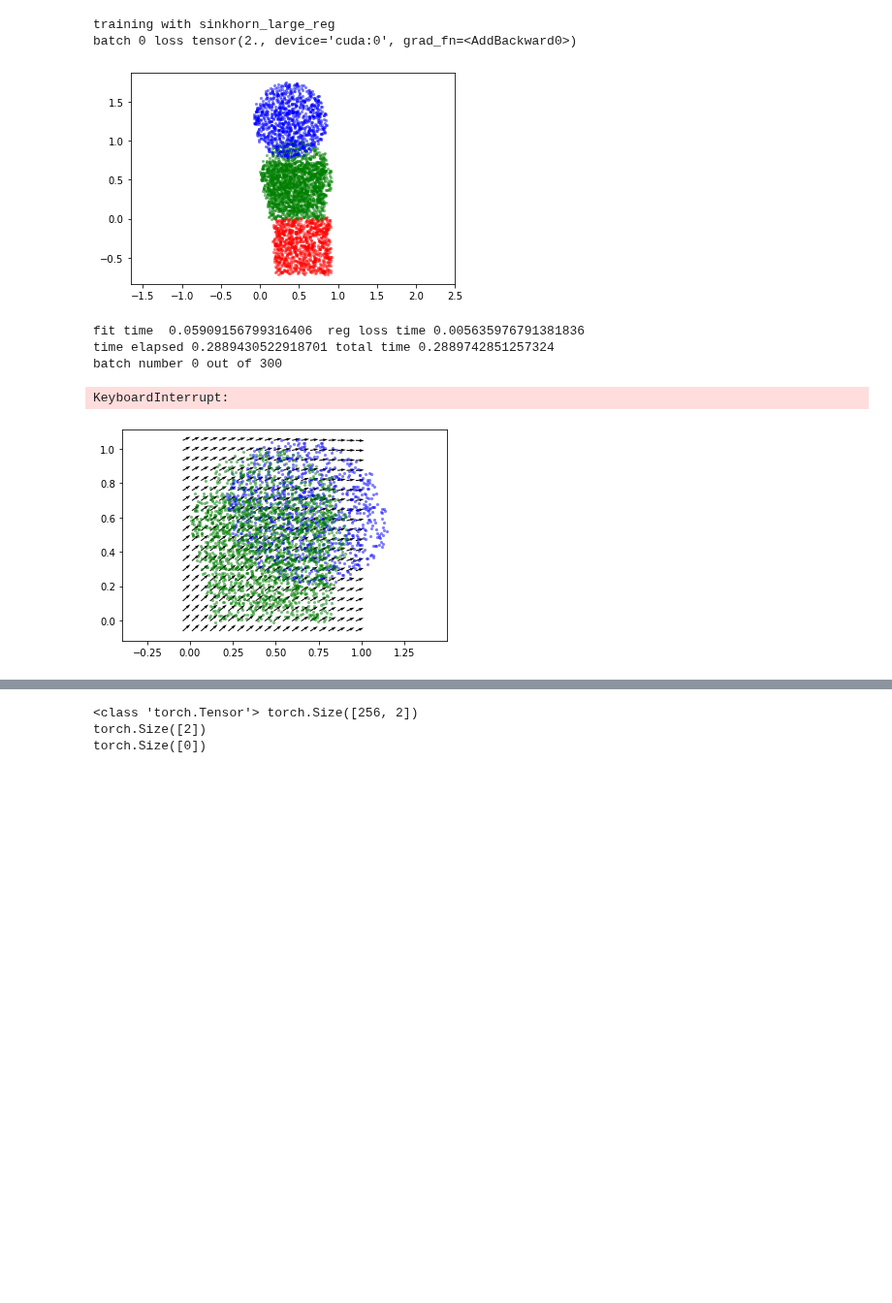
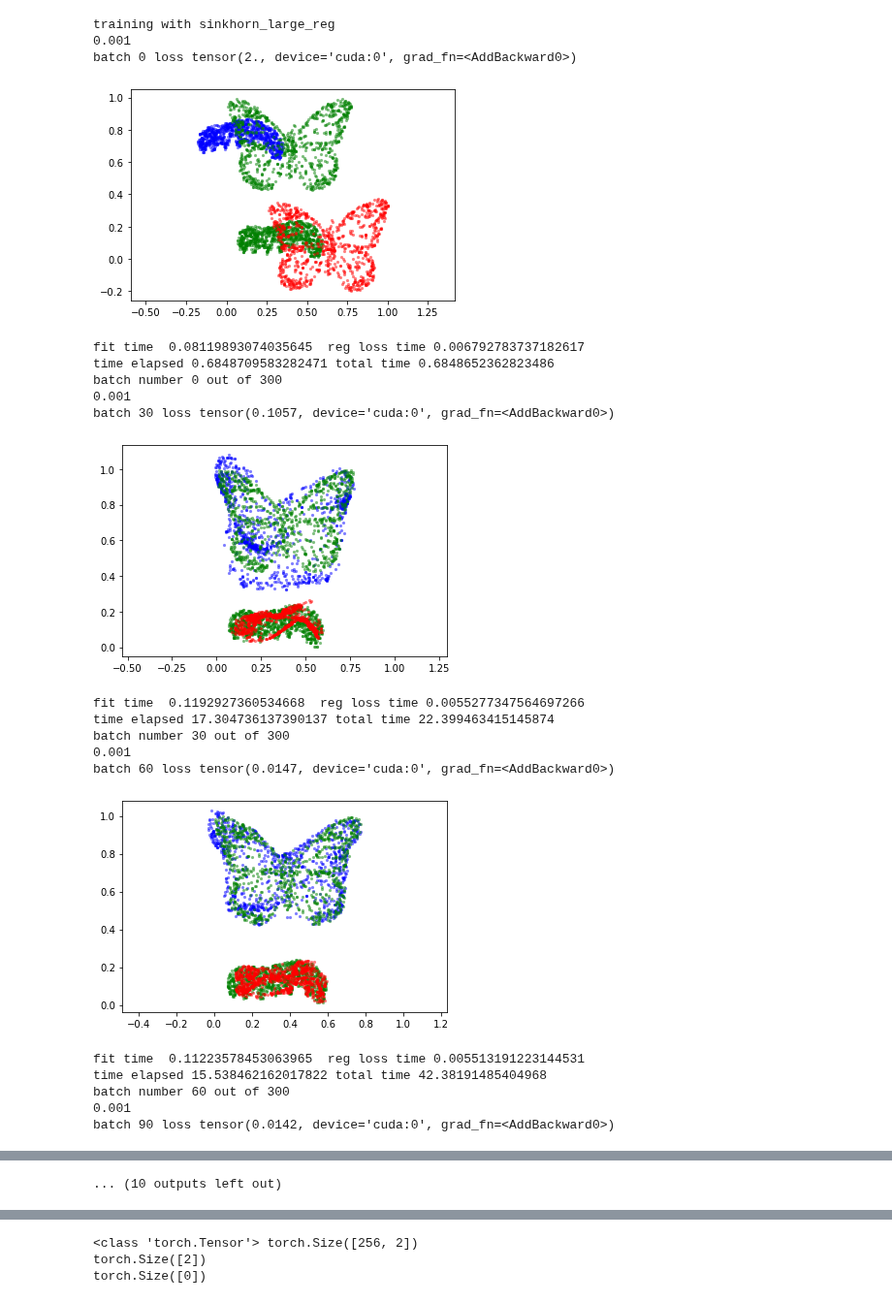
Before and after one commit to pzpzpzp1/wassflow, a Jupyter notebook: cnf-sinkhorn-demo.ipynb, the cells around one changed output, grey strips where cells are left out. Shown at 97% size. Drawn from its saved outputs; the diff is of its cells as text; code cells hidden in the pictures; blank space fills up the shorter version.

```diff
--- a/cnf-sinkhorn-demo.ipynb
+++ b/cnf-sinkhorn-demo.ipynb
@@ -61,23 +61,36 @@ plt.show()
 # %%
-dat_tuple = (dat3,dat4)
+dat_tuple = (dat1,dat2)
 z_target = torch.stack(dat_tuple).to(device)
 model = FfjordModel();
 # model.load_state('models/seq_state420_time_31.615391731262207.tar');
 # model.load_state('models/state310_time_22.49951934814453.tar');
-# model.load_state('models/state_start10.tar');
+# model.load_state('models/state_start11.tar');
 # for my_loss in ['sinkhorn_small_reg']:
 # my_loss = 'sinkhorn_small_reg';
 my_loss = 'sinkhorn_large_reg';
 # %prun
-model, losses, separate_losses = learn_trajectory(z_target, my_loss=my_loss,n_iters=10000,n_subsample=1000, model=model, save=True)
+model, losses, separate_losses = learn_trajectory(z_target, my_loss=my_loss,n_iters=300,n_subsample=1000, model=model, save=True)
 st.save_trajectory(model,z_target,my_loss, savedir='imgs', nsteps=101, memory=0.01, n=500)
 st.save_trajectory(model,z_target,my_loss, savedir='imgs', nsteps=101, memory=0.01, n=500,reverse=True)
 # %% [output]
 training with sinkhorn_large_reg
+0.001
 batch 0 loss tensor(2., device='cuda:0', grad_fn=<AddBackward0>)
-[figure, old version]
+[figure, new version]
-fit time  0.05909156799316406  reg loss time 0.005635976791381836
-time elapsed 0.2889430522918701 total time 0.2889742851257324
+fit time  0.08119893074035645  reg loss time 0.006792783737182617
+time elapsed 0.6848709583282471 total time 0.6848652362823486
 batch number 0 out of 300
+0.001
+batch 30 loss tensor(0.1057, device='cuda:0', grad_fn=<AddBackward0>)
+[figure, new version]
-KeyboardInterrupt:
+fit time  0.1192927360534668  reg loss time 0.0055277347564697266
+time elapsed 17.304736137390137 total time 22.399463415145874
+batch number 30 out of 300
+0.001
+batch 60 loss tensor(0.0147, device='cuda:0', grad_fn=<AddBackward0>)
-[figure, old version]
+[figure, added]
+fit time  0.11223578453063965  reg loss time 0.005513191223144531
+time elapsed 15.538462162017822 total time 42.38191485404968
+batch number 60 out of 300
+0.001
+batch 90 loss tensor(0.0142, device='cuda:0', grad_fn=<AddBackward0>)
@@ -83,0 +110 @@ KeyboardInterrupt:
+... (10 outputs left out)
```
Also changed, not shown: parts of 5 cells of this notebook, 3 other files.
